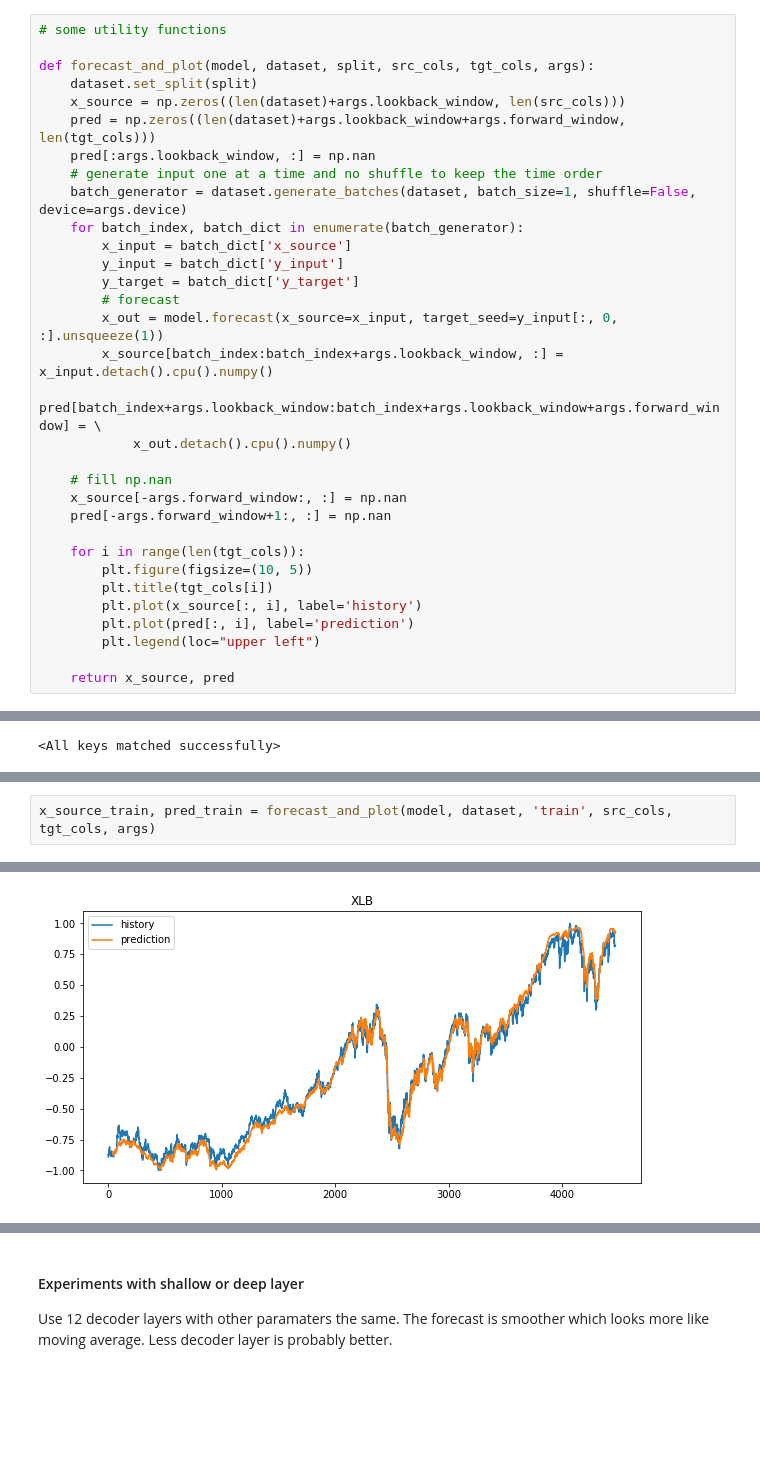
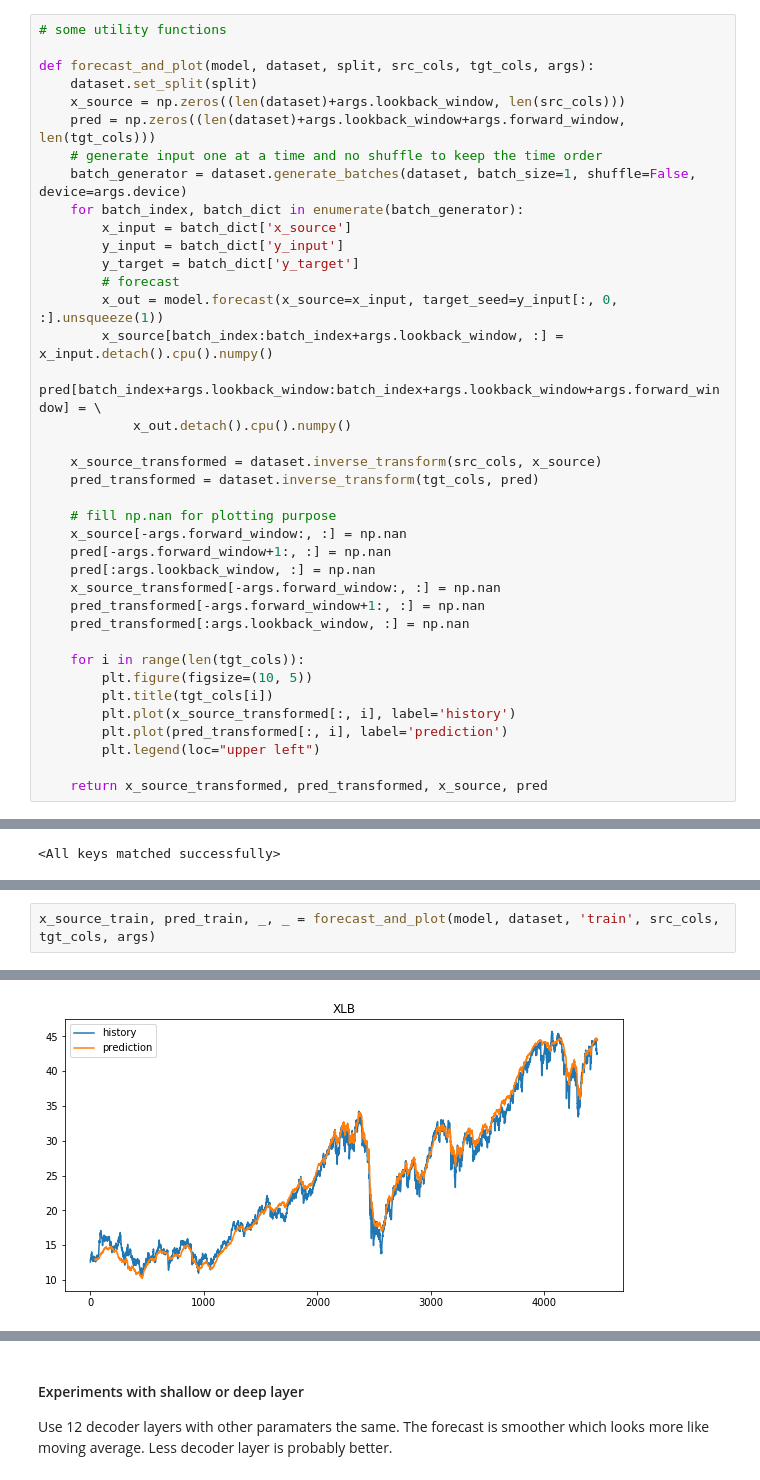
Before and after one commit to davefang1030/ts-transformer, a Jupyter notebook: ts-transformer.ipynb, the cells around one changed output, grey strips where cells are left out. Cells and saved outputs as stored; diff of their text form; blank space fills up the shorter version.

```diff
--- a/ts-transformer.ipynb
+++ b/ts-transformer.ipynb
@@ -21,7 +21,6 @@ def forecast_and_plot(model, dataset, split, src_cols, tgt_cols, args):
     dataset.set_split(split)
     x_source = np.zeros((len(dataset)+args.lookback_window, len(src_cols)))
     pred = np.zeros((len(dataset)+args.lookback_window+args.forward_window, len(tgt_cols)))
-    pred[:args.lookback_window, :] = np.nan
     # generate input one at a time and no shuffle to keep the time order
     batch_generator = dataset.generate_batches(dataset, batch_size=1, shuffle=False, device=args.device)
     for batch_index, batch_dict in enumerate(batch_generator):
@@ -34,18 +33,25 @@ def forecast_and_plot(model, dataset, split, src_cols, tgt_cols, args):
         pred[batch_index+args.lookback_window:batch_index+args.lookback_window+args.forward_window] = \
             x_out.detach().cpu().numpy()
 
-    # fill np.nan
+    x_source_transformed = dataset.inverse_transform(src_cols, x_source)
+    pred_transformed = dataset.inverse_transform(tgt_cols, pred)
+
+    # fill np.nan for plotting purpose
     x_source[-args.forward_window:, :] = np.nan
     pred[-args.forward_window+1:, :] = np.nan
+    pred[:args.lookback_window, :] = np.nan
+    x_source_transformed[-args.forward_window:, :] = np.nan
+    pred_transformed[-args.forward_window+1:, :] = np.nan
+    pred_transformed[:args.lookback_window, :] = np.nan
 
     for i in range(len(tgt_cols)):
         plt.figure(figsize=(10, 5))
         plt.title(tgt_cols[i])
-        plt.plot(x_source[:, i], label='history')
-        plt.plot(pred[:, i], label='prediction')
+        plt.plot(x_source_transformed[:, i], label='history')
+        plt.plot(pred_transformed[:, i], label='prediction')
         plt.legend(loc="upper left")
 
-    return x_source, pred
+    return x_source_transformed, pred_transformed, x_source, pred
 # %% [markdown]
 ### Model Training
 Use a deep encoder (12 layers) and shallow decoder (4 layers) strucutre. Other parameters should be tuned and selection critria needs to be developed to select parameter sets
@@ -156,3 +162,3 @@ x_source_val, pred_val = forecast_and_plot(model, dataset, 'val', src_cols, tgt_
 # %%
-x_source_train, pred_train = forecast_and_plot(model, dataset, 'train', src_cols, tgt_cols, args)
+x_source_train, pred_train, _, _ = forecast_and_plot(model, dataset, 'train', src_cols, tgt_cols, args)
 # %% [output]
@@ -160 +166 @@ x_source_train, pred_train = forecast_and_plot(model, dataset, 'train', src_cols
-[figure, old version]
+[figure, new version]
```
Also changed, not shown: parts of 8 cells of this notebook, 1 other file.
